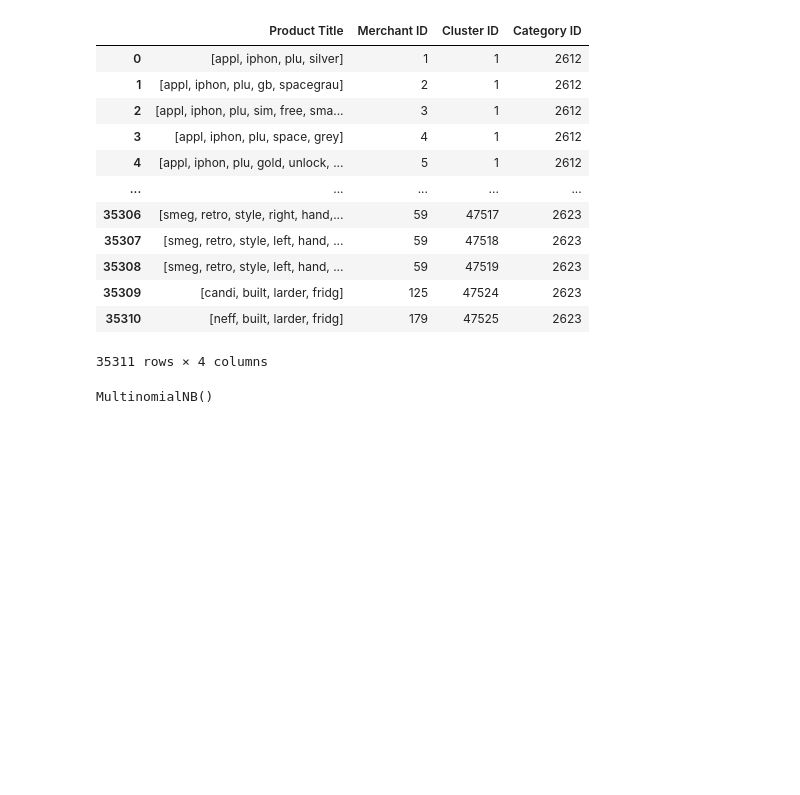
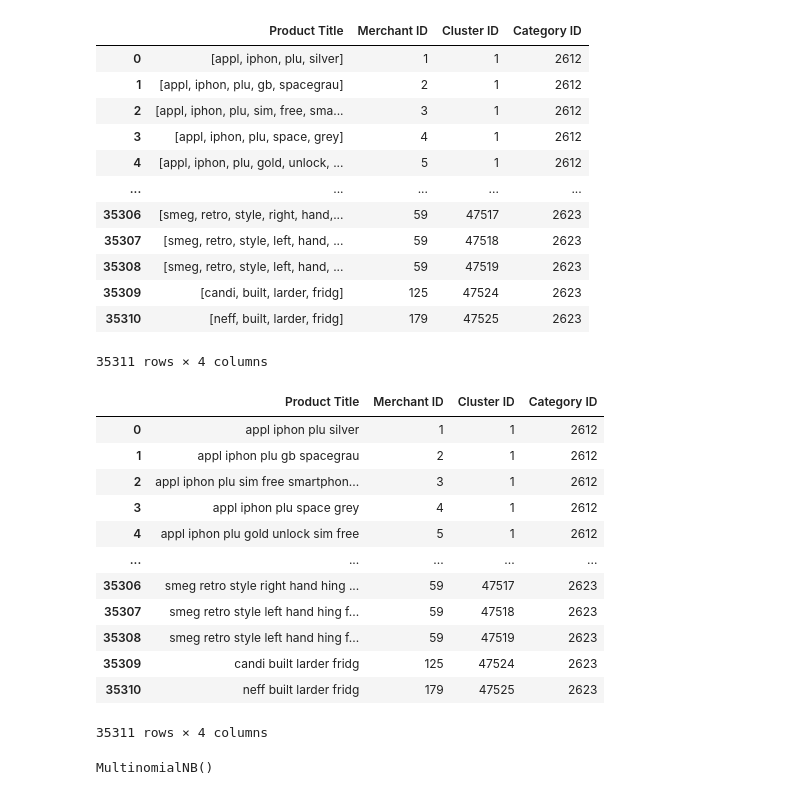
Before and after one commit to pouriaSameti/ML-Projects, a Jupyter notebook: Q2/auxilary_module.ipynb, the cells around one changed output. Cells and saved outputs as stored; diff of their text form; code cells hidden in the pictures; blank space fills up the shorter version.

Commit message:
Q2 => combining list values in product title

```diff
--- a/Q2/auxilary_module.ipynb
+++ b/Q2/auxilary_module.ipynb
@@ -179,6 +179,28 @@ dataset
 | 35309 | [candi, built, larder, fridg] | 125 | 47524 | 2623 |
 | 35310 | [neff, built, larder, fridg] | 179 | 47525 | 2623 |
 35311 rows × 4 columns
+# %%
+#combining words in any rows
+
+def combine_text(list_of_text):
+    return ' '.join(list_of_text)
+
+dataset['Product Title'] = dataset['Product Title'].map(lambda x: combine_text(x))
+dataset
+# %% [output]
+|  | Product Title | Merchant ID | Cluster ID | Category ID |
+| 0 | appl iphon plu silver | 1 | 1 | 2612 |
+| 1 | appl iphon plu gb spacegrau | 2 | 1 | 2612 |
+| 2 | appl iphon plu sim free smartphon... | 3 | 1 | 2612 |
+| 3 | appl iphon plu space grey | 4 | 1 | 2612 |
+| 4 | appl iphon plu gold unlock sim free | 5 | 1 | 2612 |
+| ... | ... | ... | ... | ... |
+| 35306 | smeg retro style right hand hing ... | 59 | 47517 | 2623 |
+| 35307 | smeg retro style left hand hing f... | 59 | 47518 | 2623 |
+| 35308 | smeg retro style left hand hing f... | 59 | 47519 | 2623 |
+| 35309 | candi built larder fridg | 125 | 47524 | 2623 |
+| 35310 | neff built larder fridg | 179 | 47525 | 2623 |
+35311 rows × 4 columns
 # %%
 #splitting dataset
 from sklearn.model_selection import train_test_split
```
